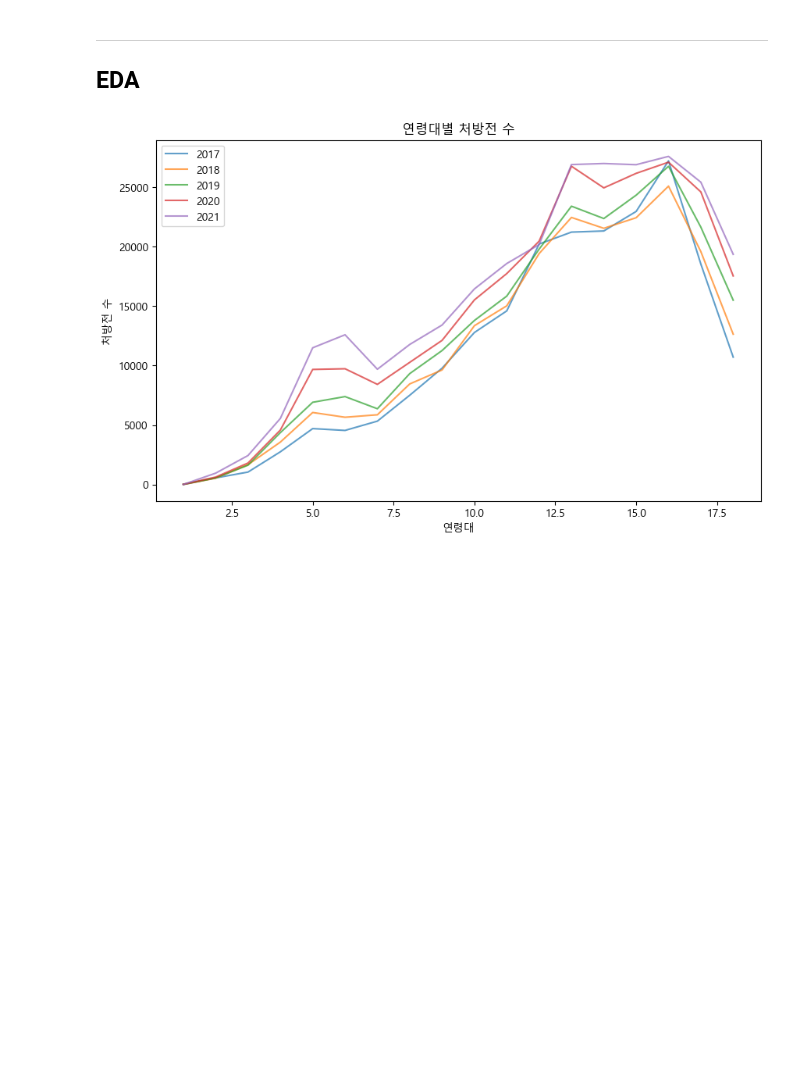
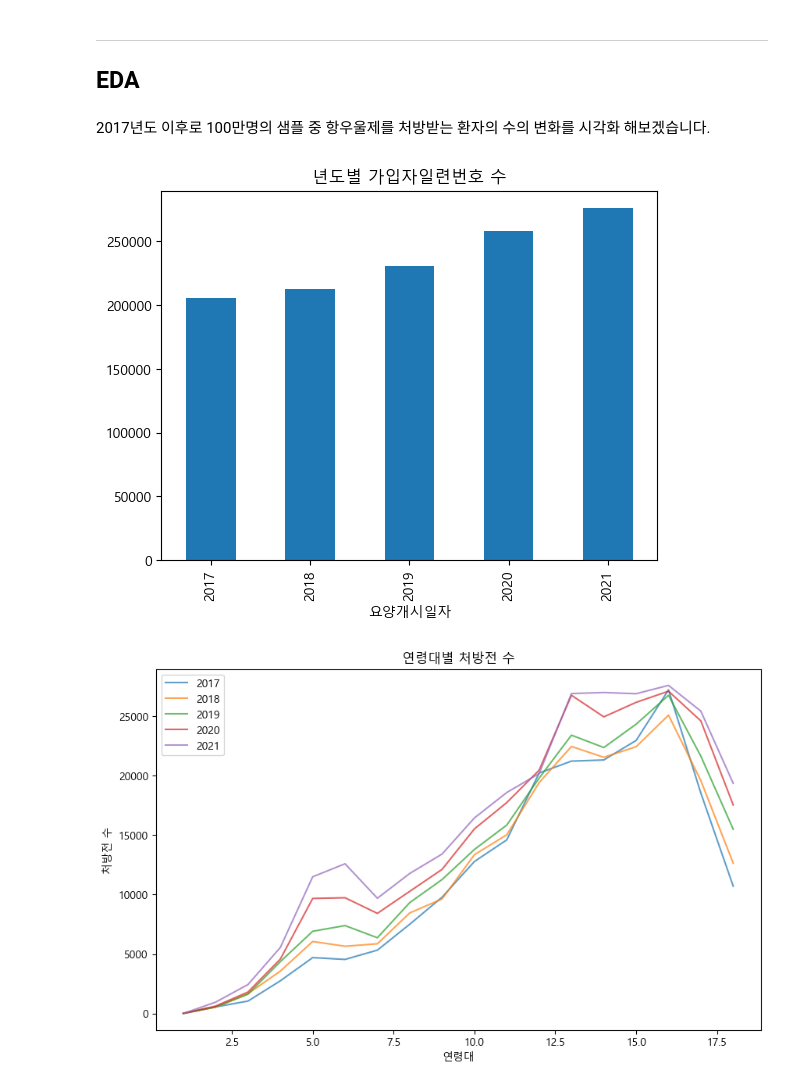
Before and after one commit to YuHan-J-Nam/Drug_Coprescription_Network_Analysis, a Jupyter notebook: 2_medicine_filtering.ipynb, the cells around one changed output. Cells and saved outputs as stored; diff of their text form; code cells hidden in the pictures; blank space fills up the shorter version.

```diff
--- a/2_medicine_filtering.ipynb
+++ b/2_medicine_filtering.ipynb
@@ -198,3 +201,12 @@ df.to_parquet('./data/antidepressant_prescription_all_years.parquet', index=Fals
+# %% [markdown]
+2017년도 이후로 100만명의 샘플 중 항우울제를 처방받는 환자의 수의 변화를 시각화 해보겠습니다.
+# %%
+# 년도별 가입자일련번호 수를 시각화합니다.
+df['요양개시일자'].dt.year.value_counts().sort_index().plot(kind='bar')
+plt.title('년도별 가입자일련번호 수')
+plt.show()
+# %% [output]
+[figure, added]
 # %%
 # 각 연령대별 처방전 수를 기준년도별로 시각화합니다
 plt.figure(figsize=(10, 6))
```
Also changed, not shown: parts of 2 cells of this notebook, 1 other file.
